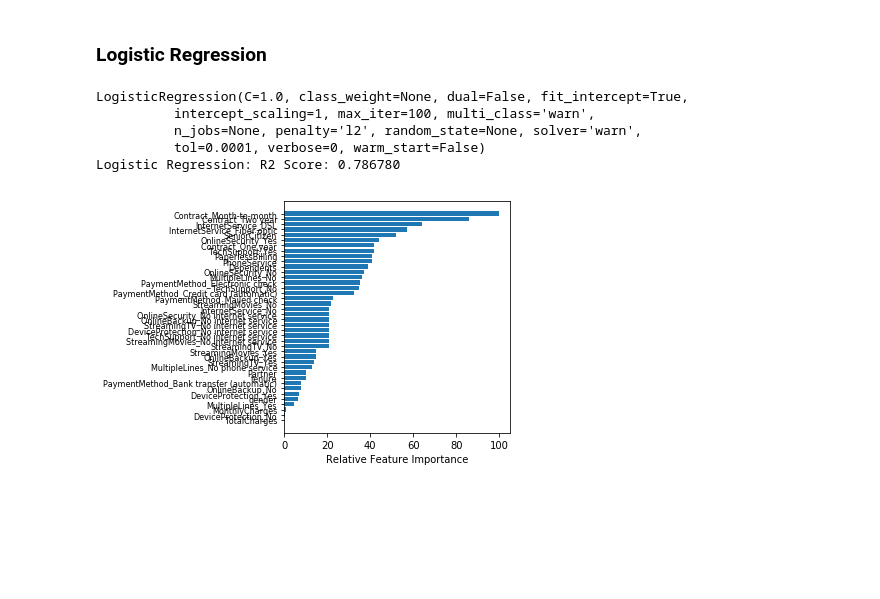
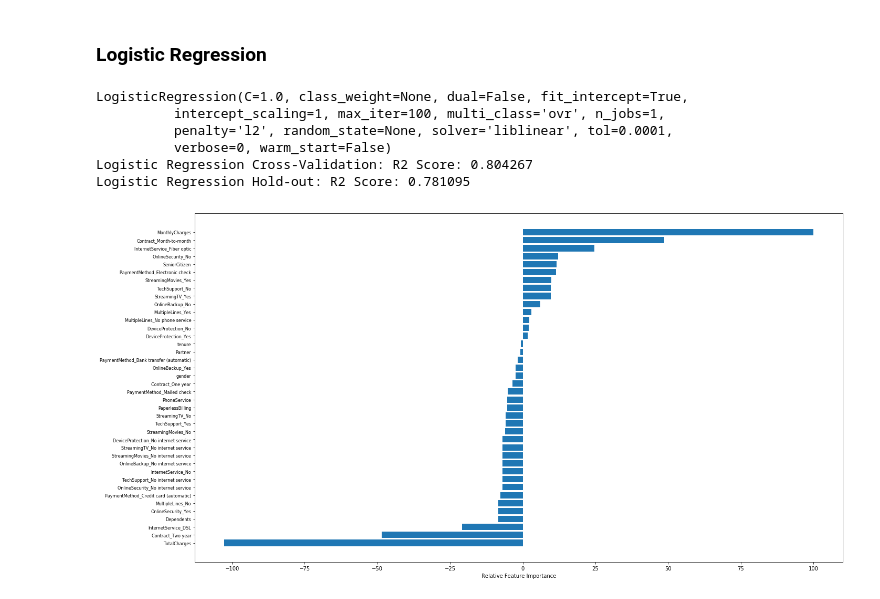
Before and after one commit to ctc316/telco-customer-churn, a Jupyter notebook: telco-customer-churn.ipynb, the cells around one changed output. Saved outputs shown, nothing was run; the diff lists cells and outputs as text; code cells hidden in the pictures; blank space fills up the shorter version.

Commit message:
plot, svm

```diff
--- a/telco-customer-churn.ipynb
+++ b/telco-customer-churn.ipynb
@@ -78,6 +86,8 @@ err_rows = pd.to_numeric(train_data['TotalCharges'], errors='coerce').isnull()
 err_idx = err_rows.index[err_rows == True]
 print("After:", err_idx, len(err_idx))
 
+
+train_data.reset_index(inplace=True)
 display(train_data)
 # %% [output]
 Before: Int64Index([488, 753, 936, 1082, 1340, 3331, 3826, 4380, 5218, 6670, 6754], dtype='int64') 11
@@ -165,6 +175,14 @@ One-hot encoded features: ['MultipleLines', 'InternetService', 'OnlineSecurity',
 # %%
 train_X_num = train_data[['tenure', 'MonthlyCharges']]
 train_X_num.insert(2, 'TotalCharges', train_data['TotalCharges'].astype(float))
+display(train_X_num)
+
+# for col in ['tenure', 'MonthlyCharges', 'TotalCharges']:
+#     train_X_num[col] = (train_X_num[col] - train_X_num[col].mean()) / train_X_num[col].std()
+#     train_X_num[col] = (train_X_num[col] - train_X_num[col].mean()) / (train_X_num[col].max() - train_X_num[col].min())
+
+train_X_num = pd.DataFrame(preprocessing.normalize(train_X_num, norm='l1', axis=1), columns=['tenure', 'MonthlyCharges', 'TotalCharges'])
+
 display(train_X_num)
 
 analysis = pd.DataFrame(columns=['col_name','mean', 'median', 'std dev', 'max', 'min'])
@@ -176,14 +194,8 @@ for col in train_X_num:
                      'max': train_X_num[col].max(),
                      'min': train_X_num[col].min()})
     analysis = analysis.append(row, ignore_index=True)
+
 display(analysis)
-
-
-
-display(train_X_num.sort_values(by='TotalCharges', ascending=False))
-
-
-plt.scatter(x=range(len(train_X_num)), y=train_X_num['TotalCharges'])
 # %% [output]
 |  | tenure | MonthlyCharges | TotalCharges |
 | 0 | 1 | 29.85 | 29.85 |
@@ -350,31 +386,38 @@ test ratio: 2.7620320855614975
 ### Logistic Regression
 # %%
 clf = LogisticRegression()
-theta = clf.fit(x_train, y_train)
-scores = clf.score(x_test, y_test)
+
+scores = cross_val_score(clf, x_train, y_train['Churn'], cv=5)
+
+theta = clf.fit(x_train, y_train['Churn'])
+y_pred = clf.predict_log_proba(x_test)
+score = clf.score(x_test, y_test['Churn'])
+
 print(theta)
-print("Logistic Regression: R2 Score: %f" % (scores.mean()))
+print("Logistic Regression Cross-Validation: R2 Score: %f" % (scores.mean()))
+print("Logistic Regression Hold-out: R2 Score: %f" % (score))
 # %% [output]
 LogisticRegression(C=1.0, class_weight=None, dual=False, fit_intercept=True,
-          intercept_scaling=1, max_iter=100, multi_class='warn',
-          n_jobs=None, penalty='l2', random_state=None, solver='warn',
-          tol=0.0001, verbose=0, warm_start=False)
-Logistic Regression: R2 Score: 0.786780
+          intercept_scaling=1, max_iter=100, multi_class='ovr', n_jobs=1,
+          penalty='l2', random_state=None, solver='liblinear', tol=0.0001,
+          verbose=0, warm_start=False)
+Logistic Regression Cross-Validation: R2 Score: 0.804267
+Logistic Regression Hold-out: R2 Score: 0.781095
 # %%
-feature_importance = abs(clf.coef_[0])
+feature_importance = clf.coef_[0]
 feature_importance = 100.0 * (feature_importance / feature_importance.max())
 sorted_idx = np.argsort(feature_importance)
 pos = np.arange(sorted_idx.shape[0]) + .5
 
-featfig = plt.figure()
+featfig = plt.figure(figsize=[20, 10])
 featax = featfig.add_subplot(1, 1, 1)
 featax.barh(pos, feature_importance[sorted_idx], align='center')
 featax.set_yticks(pos)
 featax.set_yticklabels(
     np.array(x_train.columns)[sorted_idx], fontsize=8)
 featax.set_xlabel('Relative Feature Importance')
 
 plt.tight_layout()
 plt.show()
 # %% [output]
-[figure, old version]
+[figure, new version]
```
Also changed, not shown: parts of 17 cells of this notebook.
